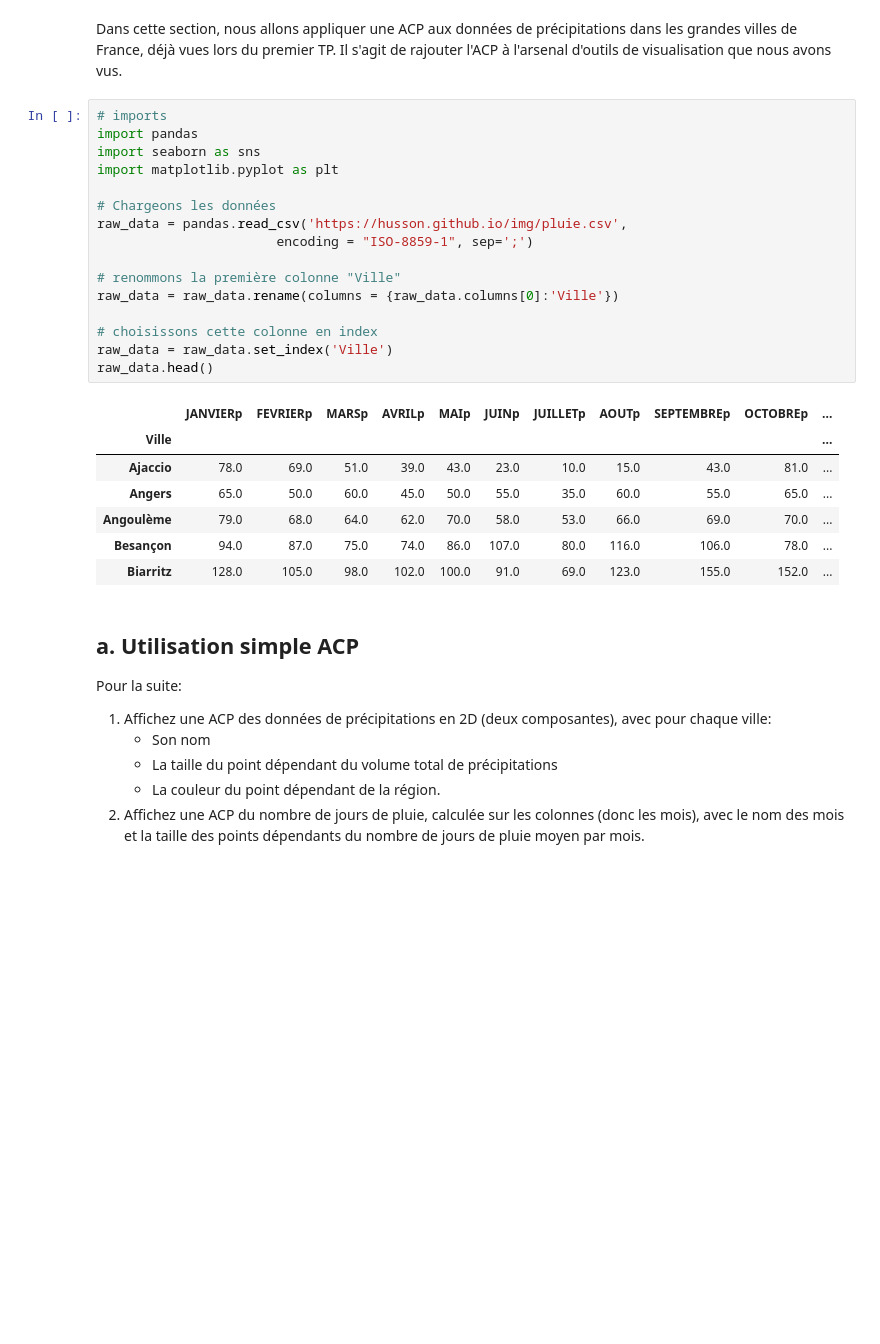
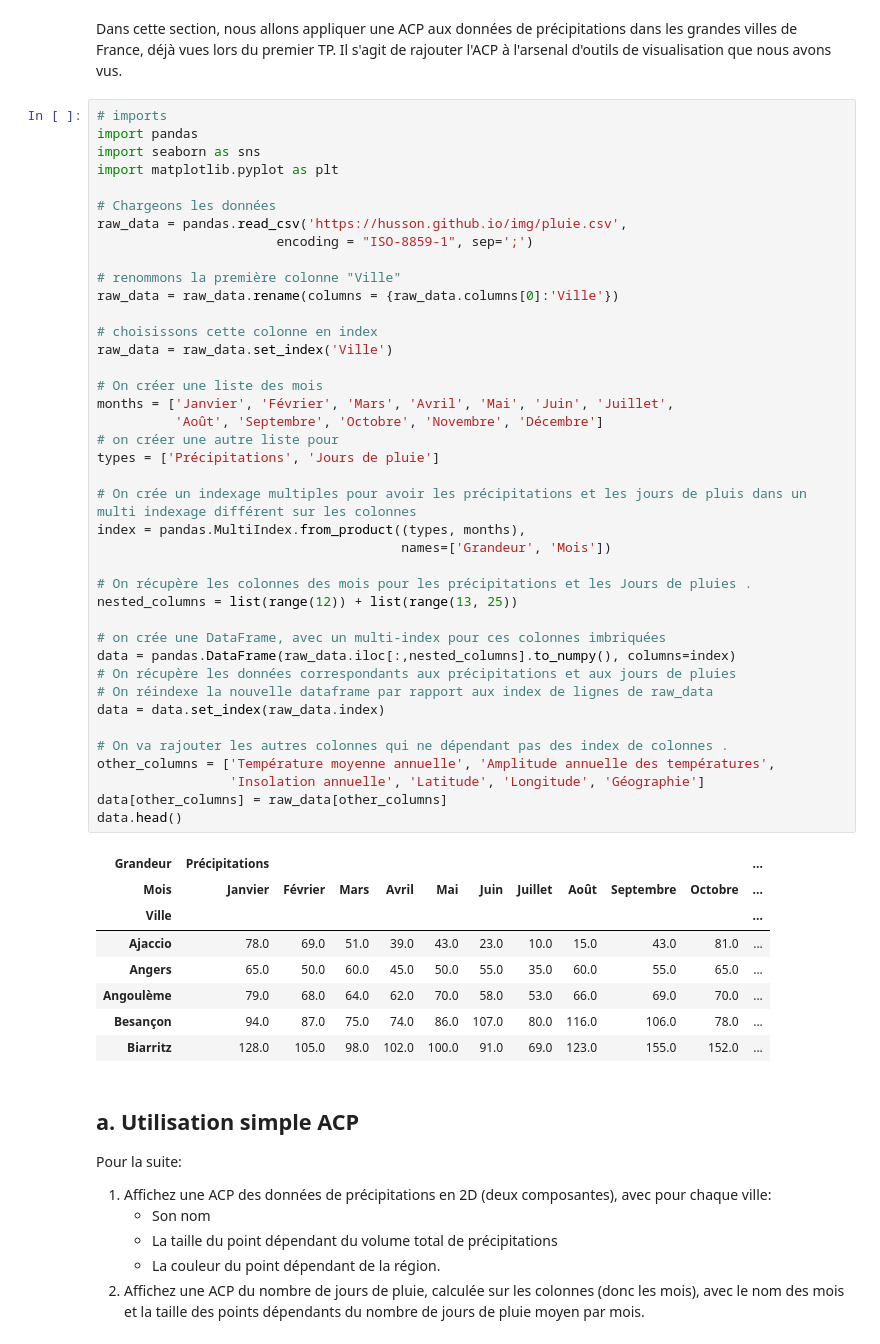
Before and after one commit to campusplage/compte-rendus-bobo_florian__seck_omar, a Jupyter notebook: TP2_sklearn.ipynb, the cells around one changed output. Saved outputs shown, nothing was run; the diff lists cells and outputs as text; blank space fills up the shorter version.

```diff
--- a/TP2_sklearn.ipynb
+++ b/TP2_sklearn.ipynb
@@ -421,30 +421,55 @@ __Interprétez__
 # Analyses des précipitations en France (7 points)
 # %% [markdown]
 Dans cette section, nous allons appliquer une ACP aux données de précipitations dans les grandes villes de France, déjà vues lors du premier TP. Il s'agit de rajouter l'ACP à l'arsenal d'outils de visualisation que nous avons vus.
-# %%
-# imports
-import pandas
-import seaborn as sns
-import matplotlib.pyplot as plt
-
-# Chargeons les données
-raw_data = pandas.read_csv('https://husson.github.io/img/pluie.csv',
-                       encoding = "ISO-8859-1", sep=';')
-
-# renommons la première colonne "Ville"
-raw_data = raw_data.rename(columns = {raw_data.columns[0]:'Ville'})
-
-# choisissons cette colonne en index
-raw_data = raw_data.set_index('Ville')
-raw_data.head()
-# %% [output]
-|  | JANVIERp | FEVRIERp | MARSp | AVRILp | MAIp | JUINp | JUILLETp | AOUTp | SEPTEMBREp | OCTOBREp | ... |
-| Ville |  |  |  |  |  |  |  |  |  |  | ... |
-| Ajaccio | 78.0 | 69.0 | 51.0 | 39.0 | 43.0 | 23.0 | 10.0 | 15.0 | 43.0 | 81.0 | ... |
-| Angers | 65.0 | 50.0 | 60.0 | 45.0 | 50.0 | 55.0 | 35.0 | 60.0 | 55.0 | 65.0 | ... |
-| Angoulème | 79.0 | 68.0 | 64.0 | 62.0 | 70.0 | 58.0 | 53.0 | 66.0 | 69.0 | 70.0 | ... |
-| Besançon | 94.0 | 87.0 | 75.0 | 74.0 | 86.0 | 107.0 | 80.0 | 116.0 | 106.0 | 78.0 | ... |
-| Biarritz | 128.0 | 105.0 | 98.0 | 102.0 | 100.0 | 91.0 | 69.0 | 123.0 | 155.0 | 152.0 | ... |
+# %%
+# imports
+import pandas
+import seaborn as sns
+import matplotlib.pyplot as plt
+
+# Chargeons les données
+raw_data = pandas.read_csv('https://husson.github.io/img/pluie.csv',
+                       encoding = "ISO-8859-1", sep=';')
+
+# renommons la première colonne "Ville"
+raw_data = raw_data.rename(columns = {raw_data.columns[0]:'Ville'})
+
+# choisissons cette colonne en index
+raw_data = raw_data.set_index('Ville')
+
+# On créer une liste des mois
+months = ['Janvier', 'Février', 'Mars', 'Avril', 'Mai', 'Juin', 'Juillet',
+          'Août', 'Septembre', 'Octobre', 'Novembre', 'Décembre']
+# on créer une autre liste pour
+types = ['Précipitations', 'Jours de pluie']
+
+# On crée un indexage multiples pour avoir les précipitations et les jours de pluis dans un multi indexage différent sur les colonnes
+index = pandas.MultiIndex.from_product((types, months),
+                                       names=['Grandeur', 'Mois'])
+
+# On récupère les colonnes des mois pour les précipitations et les Jours de pluies .
+nested_columns = list(range(12)) + list(range(13, 25))
+
+# on crée une DataFrame, avec un multi-index pour ces colonnes imbriquées
+data = pandas.DataFrame(raw_data.iloc[:,nested_columns].to_numpy(), columns=index)
+# On récupère les données correspondants aux précipitations et aux jours de pluies
+# On réindexe la nouvelle dataframe par rapport aux index de lignes de raw_data
+data = data.set_index(raw_data.index)
+
+# On va rajouter les autres colonnes qui ne dépendant pas des index de colonnes .
+other_columns = ['Température moyenne annuelle', 'Amplitude annuelle des températures',
+                 'Insolation annuelle', 'Latitude', 'Longitude', 'Géographie']
+data[other_columns] = raw_data[other_columns]
+data.head()
+# %% [output]
+| Grandeur | Précipitations |  |  |  |  |  |  |  |  |  | ... |
+| Mois | Janvier | Février | Mars | Avril | Mai | Juin | Juillet | Août | Septembre | Octobre | ... |
+| Ville |  |  |  |  |  |  |  |  |  |  | ... |
+| Ajaccio | 78.0 | 69.0 | 51.0 | 39.0 | 43.0 | 23.0 | 10.0 | 15.0 | 43.0 | 81.0 | ... |
+| Angers | 65.0 | 50.0 | 60.0 | 45.0 | 50.0 | 55.0 | 35.0 | 60.0 | 55.0 | 65.0 | ... |
+| Angoulème | 79.0 | 68.0 | 64.0 | 62.0 | 70.0 | 58.0 | 53.0 | 66.0 | 69.0 | 70.0 | ... |
+| Besançon | 94.0 | 87.0 | 75.0 | 74.0 | 86.0 | 107.0 | 80.0 | 116.0 | 106.0 | 78.0 | ... |
+| Biarritz | 128.0 | 105.0 | 98.0 | 102.0 | 100.0 | 91.0 | 69.0 | 123.0 | 155.0 | 152.0 | ... |
 # %% [markdown]
 ## a. Utilisation simple ACP
 
```
Also changed, not shown: parts of 5 cells of this notebook.
